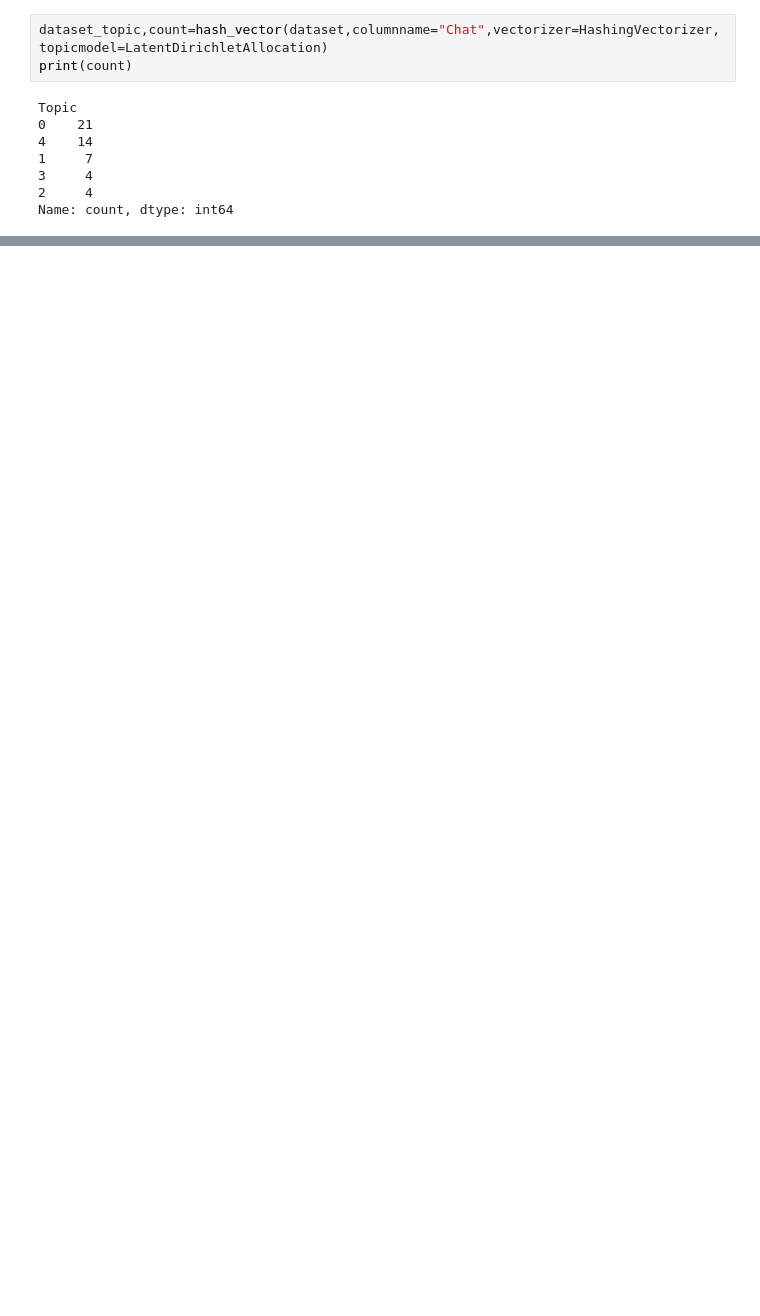
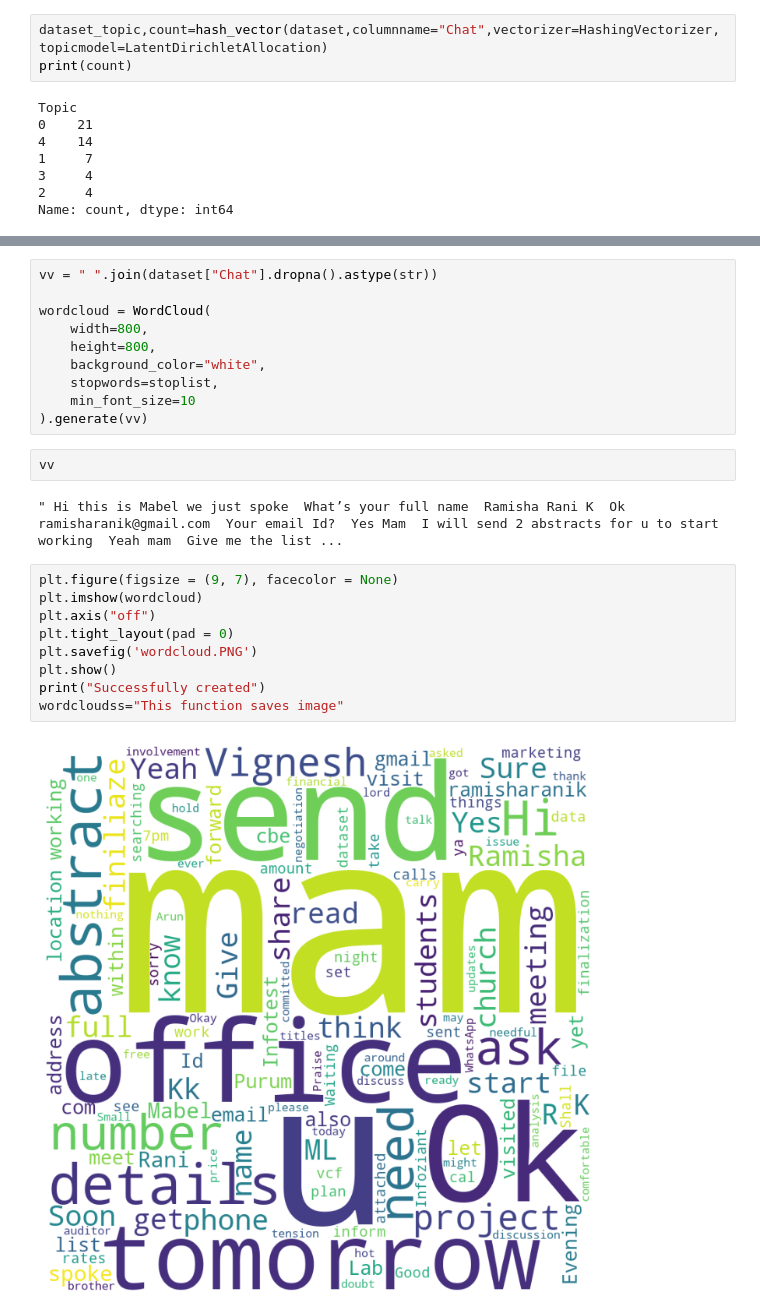
Before and after one commit to Uma761995/Natural-Language-Processing, a Jupyter notebook: Sentimental/sentimental_whatsapp.ipynb, the cells around one changed output, grey strips where cells are left out. Drawn from its saved outputs; the diff is of its cells as text; blank space fills up the shorter version.

```diff
--- a/Sentimental/sentimental_whatsapp.ipynb
+++ b/Sentimental/sentimental_whatsapp.ipynb
@@ -577,0 +608,25 @@ dataset_topic  #vectorizer=HashingVectorizer, topic_model=LatentDirichletAllocat
+# %%
+vv = " ".join(dataset["Chat"].dropna().astype(str))
+
+wordcloud = WordCloud(
+    width=800,
+    height=800,
+    background_color="white",
+    stopwords=stoplist,
+    min_font_size=10
+).generate(vv)
+# %%
+vv
+# %% [output]
+" Hi this is Mabel we just spoke  What’s your full name  Ramisha Rani K  Ok  ramisharanik@gmail.com  Your email Id?  Yes Mam  I will send 2 abstracts for u to start working  Yeah mam  Give me the list ...
+# %%
+plt.figure(figsize = (9, 7), facecolor = None)
+plt.imshow(wordcloud)
+plt.axis("off")
+plt.tight_layout(pad = 0)
+plt.savefig('wordcloud.PNG')
+plt.show()
+print("Successfully created")
+wordcloudss="This function saves image"
+# %% [output]
+[figure, added]
```
Also changed, not shown: parts of 3 cells of this notebook, 5 other files.
